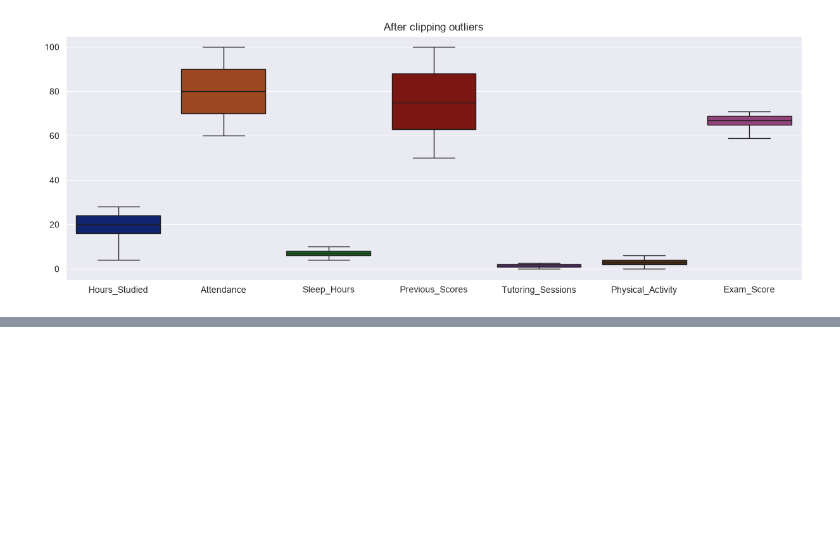
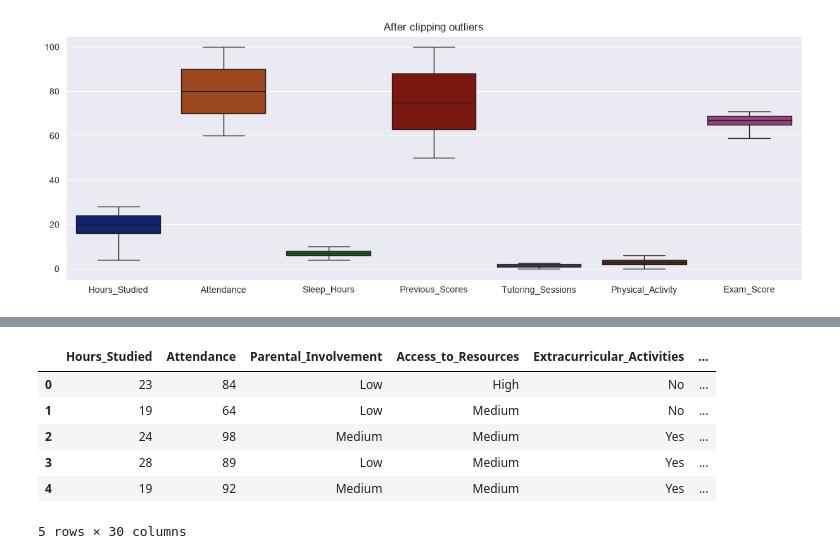
Before and after one commit to Codebadger99/student-performance-analysis, a Jupyter notebook: main.ipynb, the cells around one changed output, grey strips where cells are left out. Drawn from its saved outputs; the diff is of its cells as text; code cells hidden in the pictures; blank space fills up the shorter version.

```diff
--- a/main.ipynb
+++ b/main.ipynb
@@ -149,0 +193,52 @@ plt.show()
+# %%
+def map_instensity(hours):
+    if hours < 15:
+        return "Light Study"
+    elif 15 <= hours <= 25:
+        return "Moderate"
+    else:
+        return "Intense"
+
+
+
+df['Study_Intensity'] = df['Hours_Studied'].apply(map_instensity)
+# %%
+def map_sleep_hours(hours):
+    if hours < 6:
+        return "Insufficient"
+    elif 6 <= hours <= 8:
+        return "Recommended"
+    else:
+        return "High"
+
+
+
+df['Sleep_Adequacy'] = df['Sleep_Hours'].apply(map_sleep_hours)
+# %%
+df["Exam_Delta"] = df["Exam_Score"] - df["Previous_Scores"]
+
+
+Q4 = df["Exam_Score"].quantile(0.25)
+Q6 = df["Exam_Score"].quantile(0.75)
+
+
+def classify_performance(score):
+  if score <= Q4:
+    return "Underperformers"
+  elif score <= Q6:
+    return "Average"
+  else:
+    return "Top Performers"
+
+
+df["Performance_Tier"] = df["Exam_Score"].apply(classify_performance)
+# %%
+df.head()
+# %% [output]
+|  | Hours_Studied | Attendance | Parental_Involvement | Access_to_Resources | Extracurricular_Activities | ... |
+| 0 | 23 | 84 | Low | High | No | ... |
+| 1 | 19 | 64 | Low | Medium | No | ... |
+| 2 | 24 | 98 | Medium | Medium | Yes | ... |
+| 3 | 28 | 89 | Low | Medium | Yes | ... |
+| 4 | 19 | 92 | Medium | Medium | Yes | ... |
+5 rows × 30 columns
```
Also changed, not shown: parts of 3 cells of this notebook.
